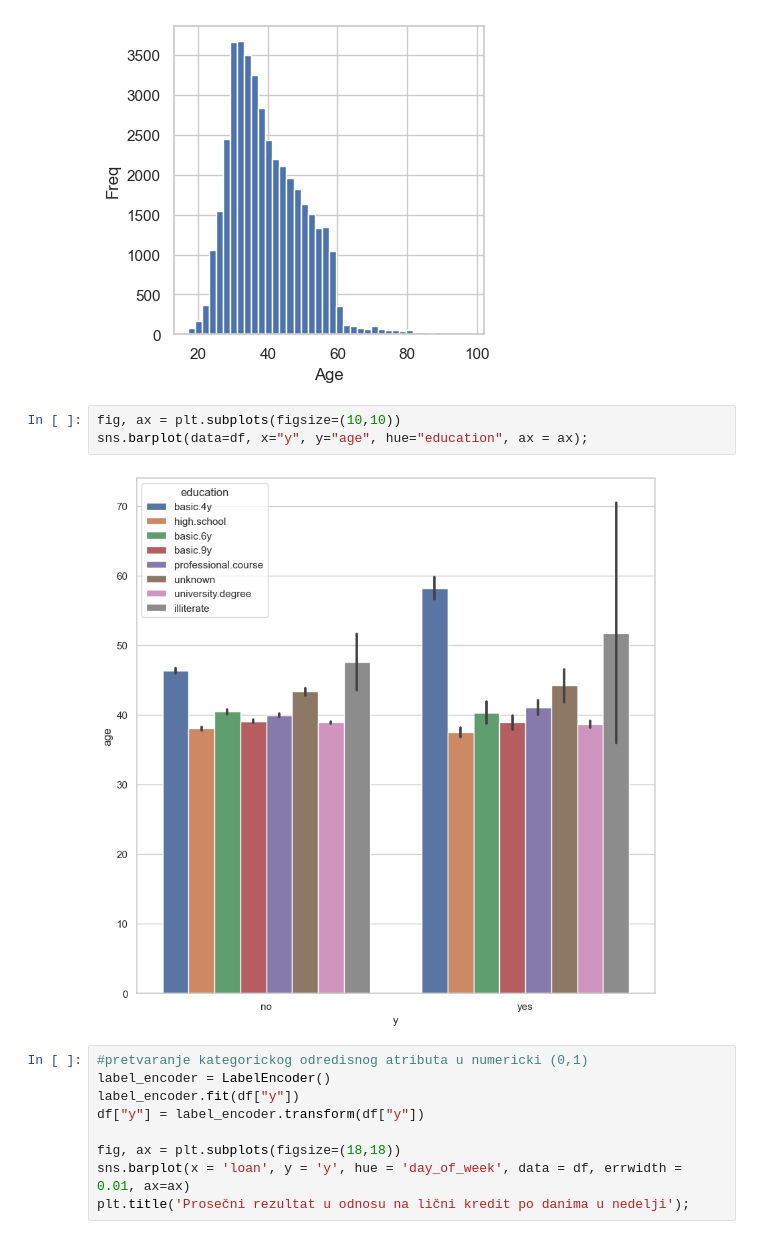
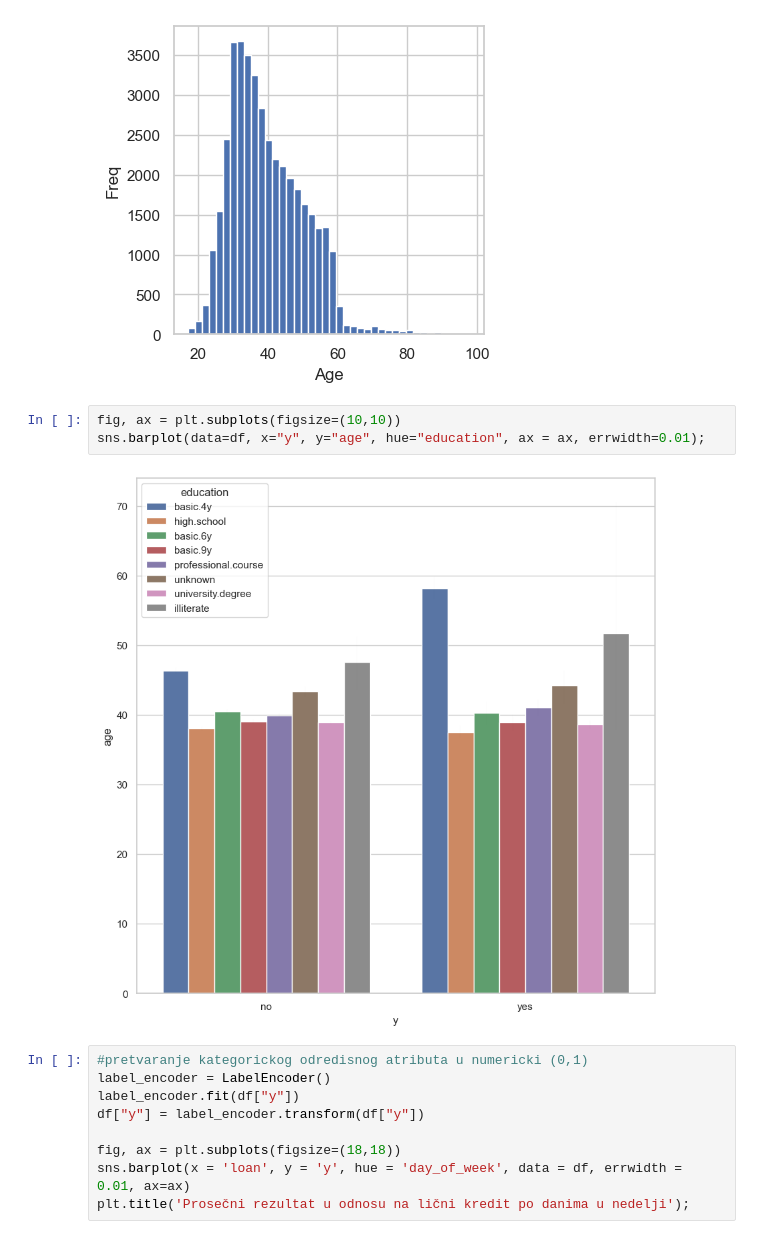
Before and after one commit to StevanGrujic/ML_Projekat1, a Jupyter notebook: projekat1.ipynb, the cells around one changed output. Cells and saved outputs as stored; diff of their text form.

```diff
--- a/projekat1.ipynb
+++ b/projekat1.ipynb
@@ -246,9 +246,9 @@ df["age"].hist(bins=40, ax=ax);
 [figure]
 # %%
 fig, ax = plt.subplots(figsize=(10,10))
-sns.barplot(data=df, x="y", y="age", hue="education", ax = ax);
+sns.barplot(data=df, x="y", y="age", hue="education", ax = ax, errwidth=0.01);
 # %% [output]
-[figure, old version]
+[figure, new version]
 # %%
 #pretvaranje kategorickog odredisnog atributa u numericki (0,1)
 label_encoder = LabelEncoder()
```
